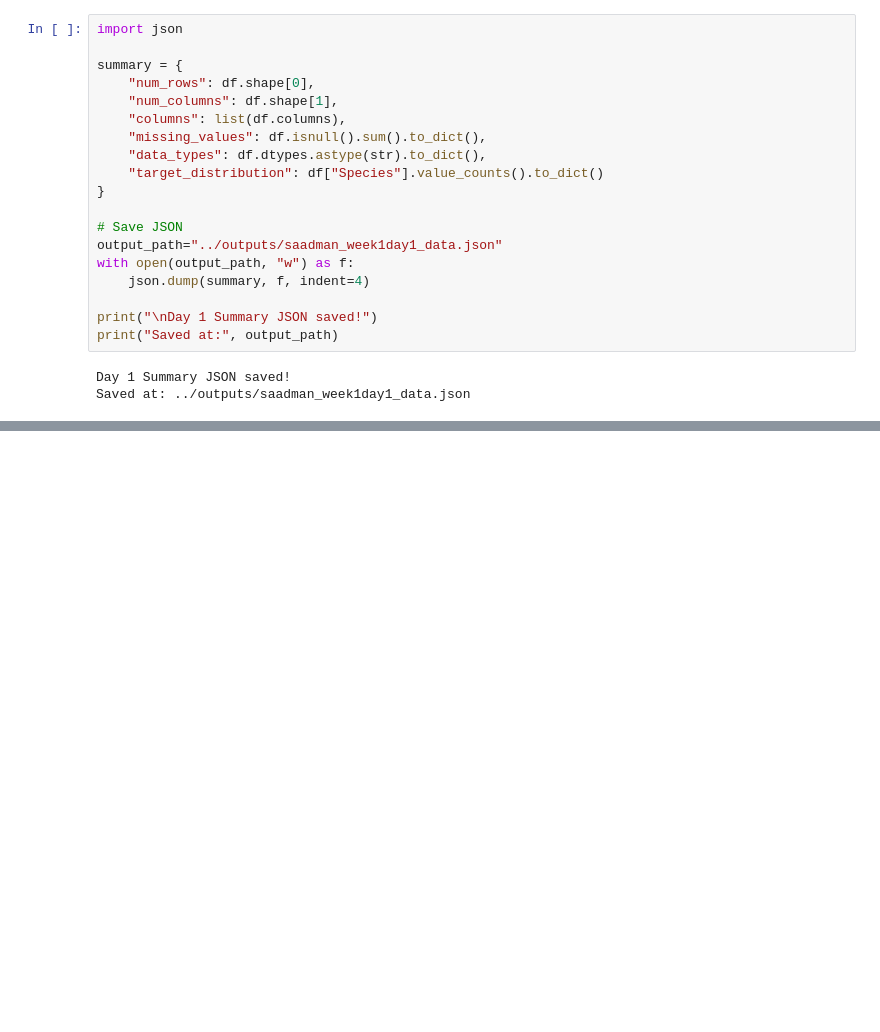
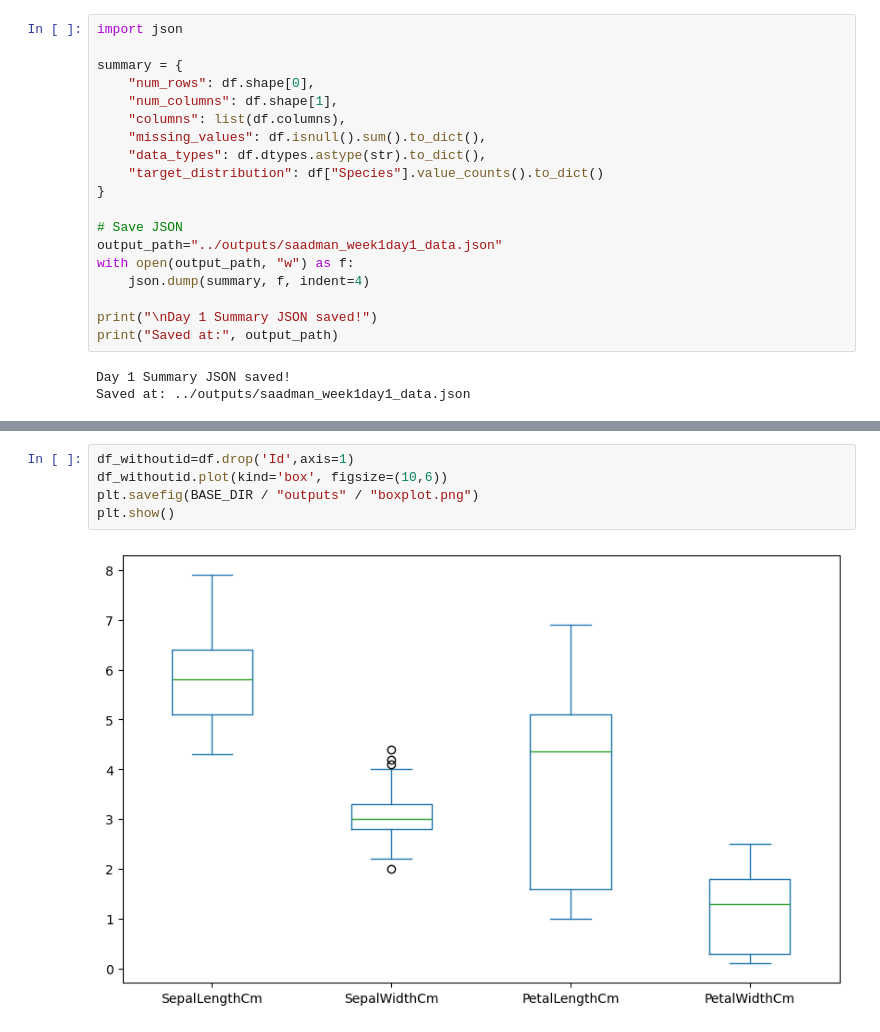
Before and after one commit to Saadman80/ml-ramp-up-week1-saadman, a Jupyter notebook: notebooks/week1_dayX_analysis.ipynb, the cells around one changed output, grey strips where cells are left out. Cells and saved outputs as stored; diff of their text form; blank space fills up the shorter version.

```diff
--- a/notebooks/week1_dayX_analysis.ipynb
+++ b/notebooks/week1_dayX_analysis.ipynb
@@ -113,0 +183,7 @@ Saved at: ../outputs/saadman_week1day1_data.json
+# %%
+df_withoutid=df.drop('Id',axis=1)
+df_withoutid.plot(kind='box', figsize=(10,6))
+plt.savefig(BASE_DIR / "outputs" / "boxplot.png")
+plt.show()
+# %% [output]
+[figure, added]
```
Also changed, not shown: parts of 43 cells of this notebook, 15 other files.
